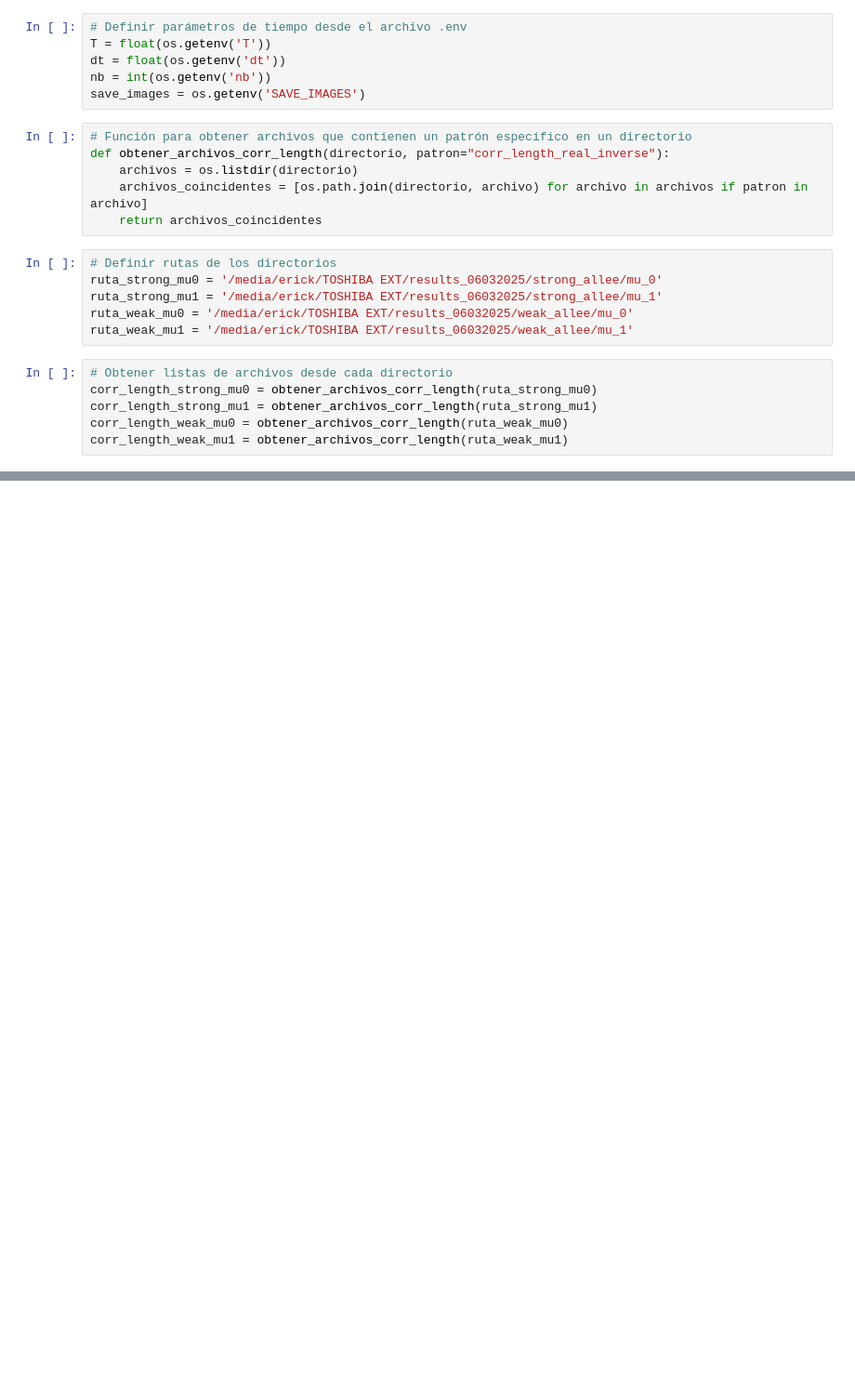
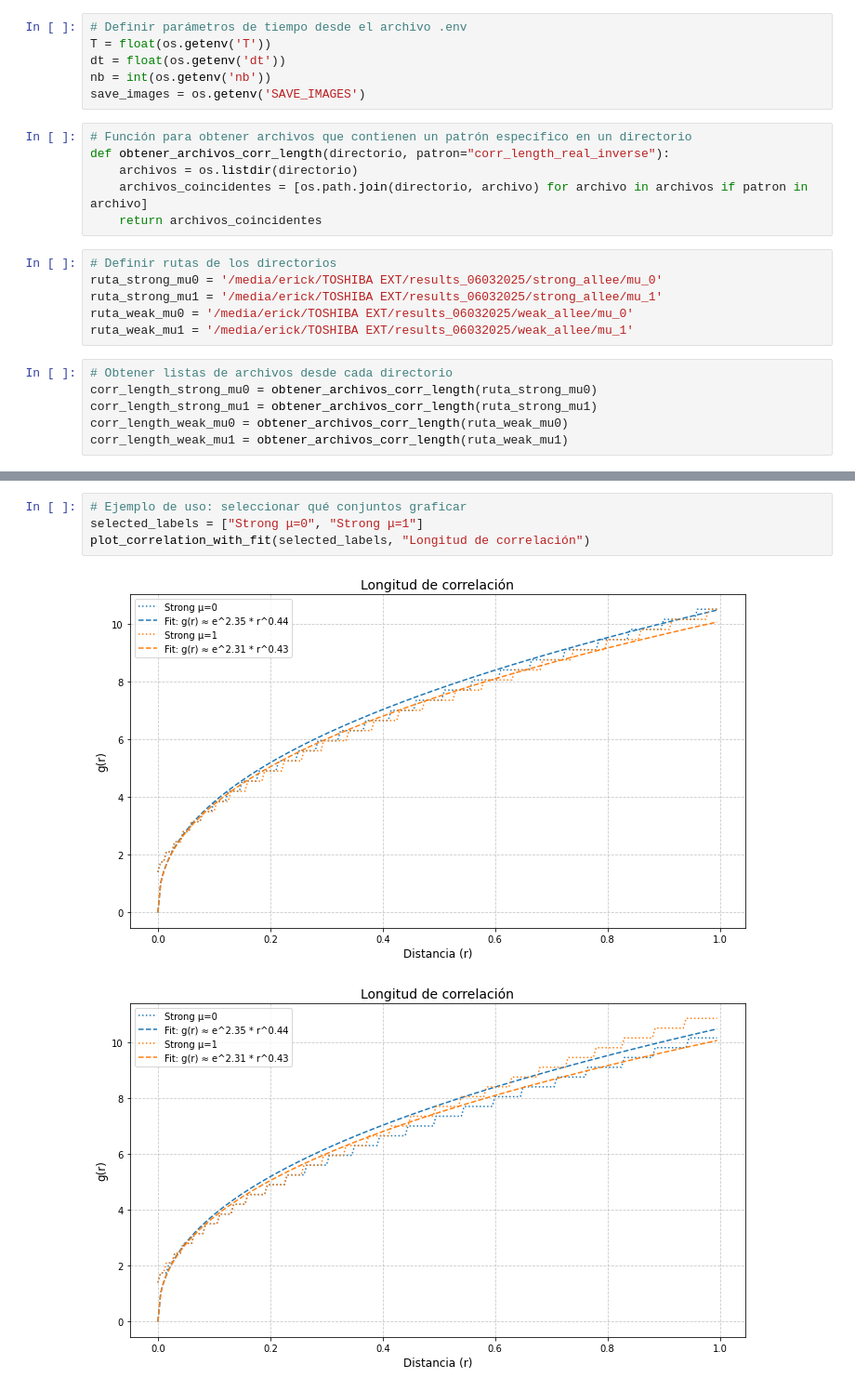
Before and after one commit to ErickSerrato631/doctorado_efsg, a Jupyter notebook: new_model_10112024/Strong Allee/correlation_comparison.ipynb, the cells around one changed output, grey strips where cells are left out. Shown at 93% size. Drawn from its saved outputs; the diff is of its cells as text; blank space fills up the shorter version.

```diff
--- a/new_model_10112024/Strong Allee/correlation_comparison.ipynb
+++ b/new_model_10112024/Strong Allee/correlation_comparison.ipynb
@@ -296,0 +183,7 @@ plot_correlation_with_fit(corr_length_strong_mu0, corr_length_strong_mu1, corr_l
+# %%
+# Ejemplo de uso: seleccionar qué conjuntos graficar
+selected_labels = ["Strong μ=0", "Strong μ=1"]
+plot_correlation_with_fit(selected_labels, "Longitud de correlación")
+# %% [output]
+[figure, added]
+[figure, added]
```
Also changed, not shown: parts of 6 cells of this notebook, 1 other file.
